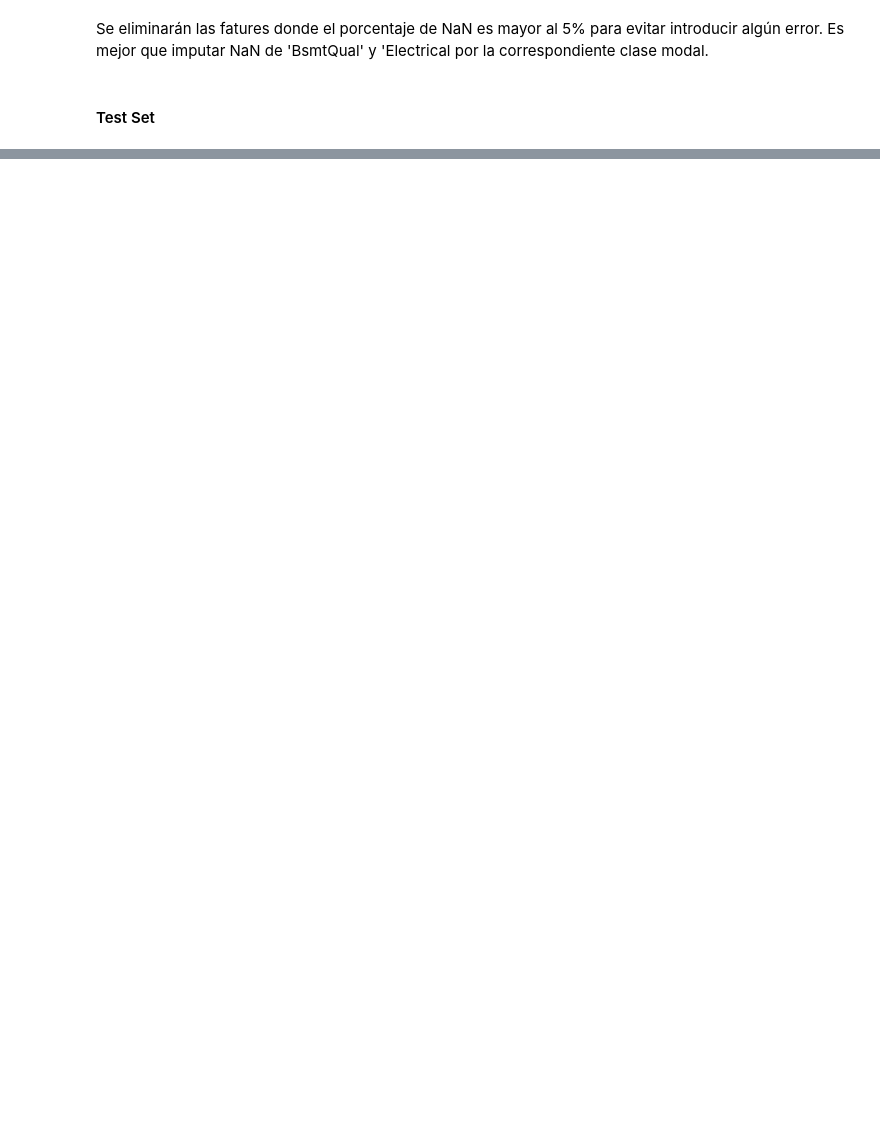
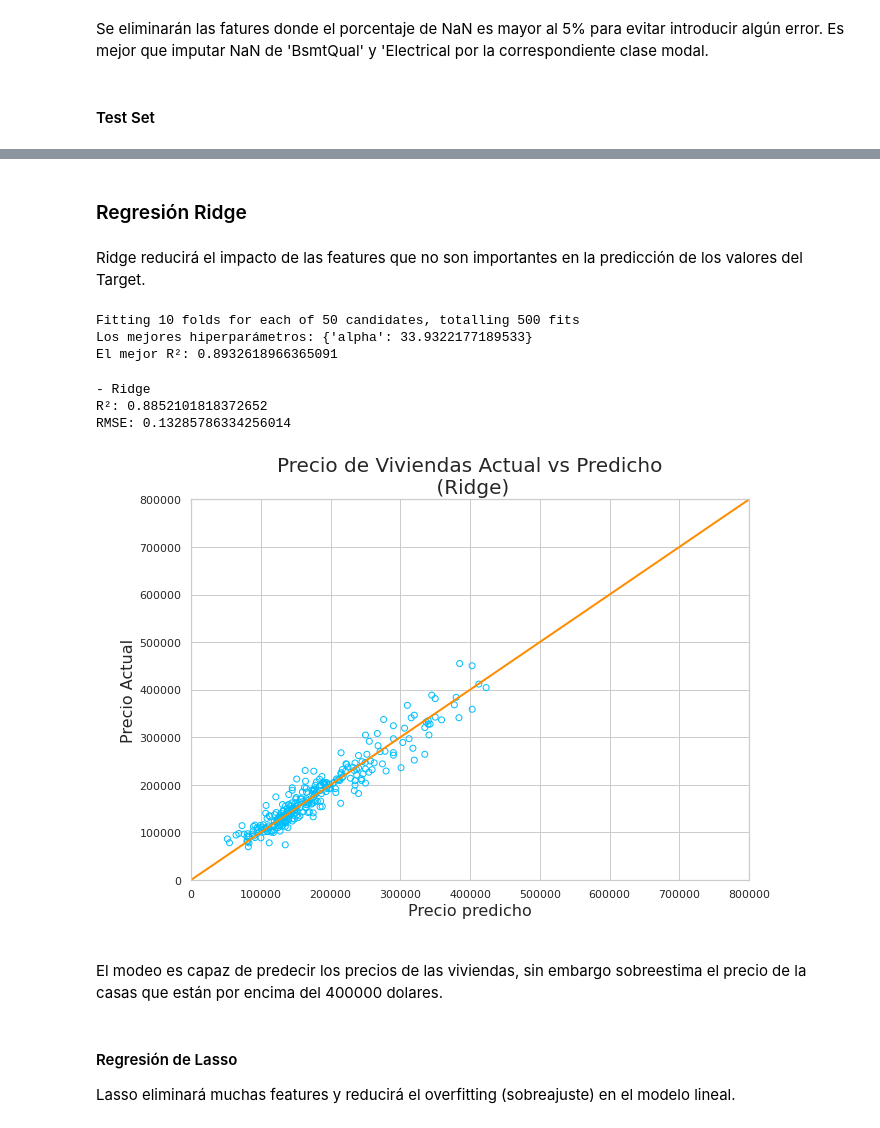
Before and after one commit to RichardSailema/EDA-y-modelling-applied-a-House-Price, a Jupyter notebook: house_price.ipynb, the cells around one changed output, grey strips where cells are left out. Cells and saved outputs as stored; diff of their text form; code cells hidden in the pictures; blank space fills up the shorter version.

```diff
--- a/house_price.ipynb
+++ b/house_price.ipynb
@@ -689,0 +1353,42 @@ df_train_categ = df_train_categ.fillna(value=categ_fill_null)
+# %% [markdown]
+### Regresión Ridge
+# %% [markdown]
+Ridge reducirá el impacto de las features que no son importantes en la predicción de los valores del Target.
+# %%
+from sklearn.model_selection import GridSearchCV
+
+# Definimos los hiperparámetros
+alphas = np.logspace(-5, 5, 50).tolist()
+
+tuned_parameters = {"alpha": alphas}
+
+# GridSearch
+ridge_cv = GridSearchCV(Ridge(), tuned_parameters, cv=10, n_jobs=-1, verbose=1)
+
+# Ajuste de GridSearch sobre el dataset de entrenamiento
+ridge_cv.fit(X_train, y_train)
+
+# Imprimir los mejores parámetros y el R² correspondiente
+print(f"Los mejores hiperparámetros: {ridge_cv.best_params_}")
+print(f"El mejor R²: {ridge_cv.best_score_}")
+# %% [output]
+Fitting 10 folds for each of 50 candidates, totalling 500 fits
+Los mejores hiperparámetros: {'alpha': 33.9322177189533}
+El mejor R²: 0.8932618966365091
+# %%
+# Regresión de Ridge con el mejor hiperparámetro
+ridge_mod = Ridge(alpha=ridge_cv.best_params_["alpha"])
+
+# Ajustamos el modeo sobre el dataset de entranamiento
+ridge_mod.fit(X_train, y_train)
+
+# Predicciones usando el dataset de pruebas
+y_pred = ridge_mod.predict(X_test)
+
+print(f"- {ridge_mod.__class__.__name__}")
+print(f"R²: {rsqr_score(y_test, y_pred)}")
+print(f"RMSE: {rmse_score(y_test, y_pred)}")
+# %% [output]
+- Ridge
+R²: 0.8852101818372652
+RMSE: 0.13285786334256014
@@ -689,0 +1404,23 @@ df_train_categ = df_train_categ.fillna(value=categ_fill_null)
+# %%
+# Gráfica actual vs Predicción de Precio de Viviendas
+actual_price = np.exp(y_test["SalePriceLog"])
+predicted_price = np.exp(y_pred)
+
+plt.figure()
+plt.title("Precio de Viviendas Actual vs Predicho\n (Ridge)", fontsize = 20)
+plt.scatter(actual_price, predicted_price,
+           color = "deepskyblue", marker = 'o', facecolors= "none")
+plt.plot([0, 800000], [0, 800000], "darkorange", lw=2)
+plt.xlim(0,800000)
+plt.ylim(0,800000)
+plt.ylabel("\nPrecio Actual", fontsize=16)
+plt.xlabel("Precio predicho\n", fontsize=16)
+plt.show()
+# %% [output]
+[figure, added]
+# %% [markdown]
+El modeo es capaz de predecir los precios de las viviendas, sin embargo sobreestima el precio de la casas que están por encima del 400000 dolares.
+# %% [markdown]
+#### Regresión de Lasso
+
+Lasso eliminará muchas features y reducirá el overfitting (sobreajuste) en el modelo lineal.
```
Also changed, not shown: parts of 100 cells of this notebook, 1 other file.
